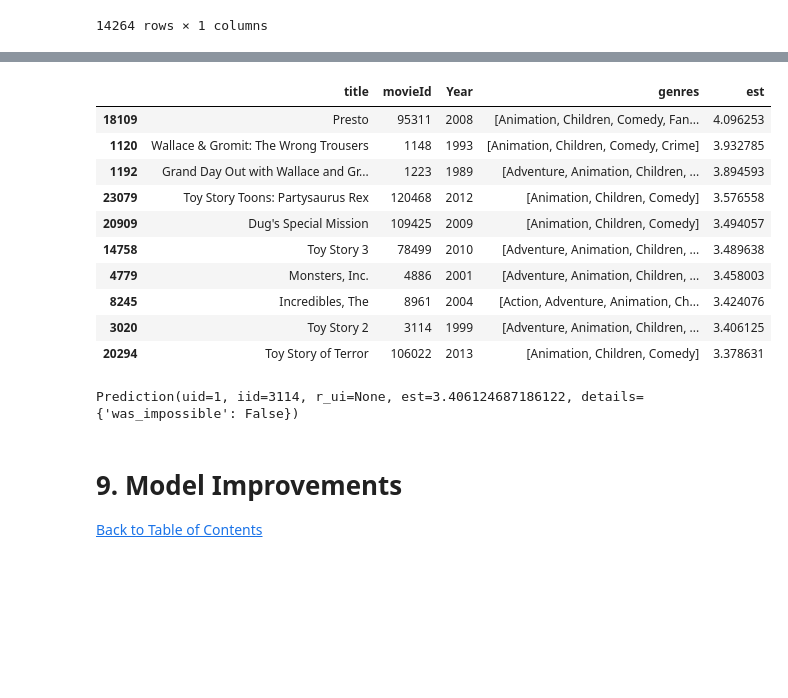
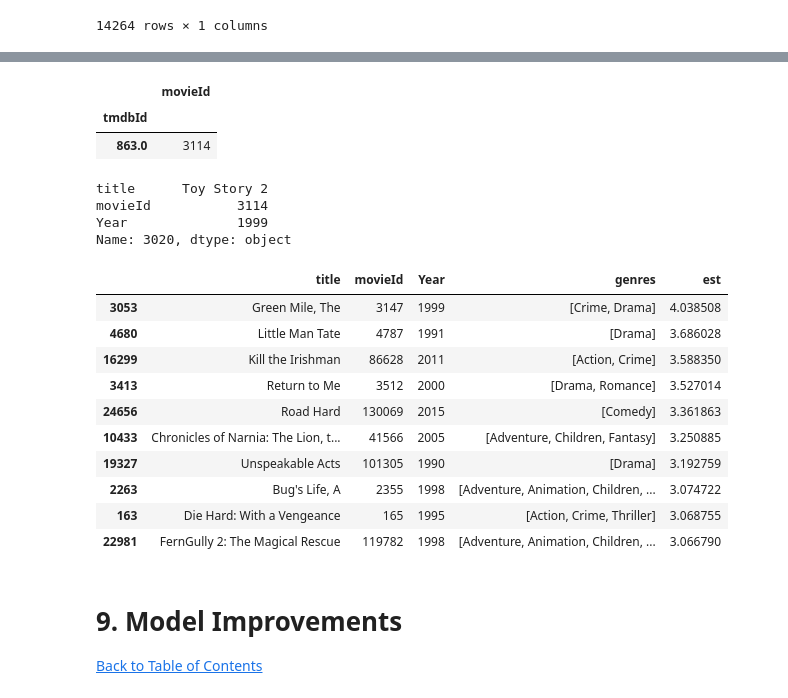
Before and after one commit to RogerA11/Streamlit-Movie-Recommendation-System, a Jupyter notebook: CBB5_Movie_Recommendation.ipynb, the cells around one changed output, grey strips where cells are left out. Cells and saved outputs as stored; diff of their text form; code cells hidden in the pictures; blank space fills up the shorter version.

```diff
--- a/CBB5_Movie_Recommendation.ipynb
+++ b/CBB5_Movie_Recommendation.ipynb
@@ -965,3 +952,16 @@ Name: 3020, dtype: object
+# %%
+df_link_hybrid_indices_map[df_link_hybrid_indices_map['movieId']==3114]
+# %% [output]
+|  | movieId |
+| tmdbId |  |
+| 863.0 | 3114 |
+# %%
+content_input_data_df.iloc[1972][['title','movieId','Year']]
+# %% [output]
+title      Toy Story 2
+movieId           3114
+Year              1999
+Name: 3020, dtype: object
 # %%
 def hybrid(userId, title):
     idx = indices[title]
@@ -985,23 +985,19 @@ def hybrid(userId, title):
     movies = movies.sort_values('est', ascending=False)
     return movies.head(10)
 # %%
-hybrid(1, 'Toy Story')
+hybrid(1, 'Jumanji')
 # %% [output]
 |  | title | movieId | Year | genres | est |
-| 18109 | Presto | 95311 | 2008 | [Animation, Children, Comedy, Fan... | 4.096253 |
-| 1120 | Wallace & Gromit: The Wrong Trousers | 1148 | 1993 | [Animation, Children, Comedy, Crime] | 3.932785 |
-| 1192 | Grand Day Out with Wallace and Gr... | 1223 | 1989 | [Adventure, Animation, Children, ... | 3.894593 |
-| 23079 | Toy Story Toons: Partysaurus Rex | 120468 | 2012 | [Animation, Children, Comedy] | 3.576558 |
-| 20909 | Dug's Special Mission | 109425 | 2009 | [Animation, Children, Comedy] | 3.494057 |
-| 14758 | Toy Story 3 | 78499 | 2010 | [Adventure, Animation, Children, ... | 3.489638 |
-| 4779 | Monsters, Inc. | 4886 | 2001 | [Adventure, Animation, Children, ... | 3.458003 |
-| 8245 | Incredibles, The | 8961 | 2004 | [Action, Adventure, Animation, Ch... | 3.424076 |
-| 3020 | Toy Story 2 | 3114 | 1999 | [Adventure, Animation, Children, ... | 3.406125 |
-| 20294 | Toy Story of Terror | 106022 | 2013 | [Animation, Children, Comedy] | 3.378631 |
+| 3053 | Green Mile, The | 3147 | 1999 | [Crime, Drama] | 4.038508 |
+| 4680 | Little Man Tate | 4787 | 1991 | [Drama] | 3.686028 |
+| 16299 | Kill the Irishman | 86628 | 2011 | [Action, Crime] | 3.588350 |
+| 3413 | Return to Me | 3512 | 2000 | [Drama, Romance] | 3.527014 |
+| 24656 | Road Hard | 130069 | 2015 | [Comedy] | 3.361863 |
+| 10433 | Chronicles of Narnia: The Lion, t... | 41566 | 2005 | [Adventure, Children, Fantasy] | 3.250885 |
+| 19327 | Unspeakable Acts | 101305 | 1990 | [Drama] | 3.192759 |
+| 2263 | Bug's Life, A | 2355 | 1998 | [Adventure, Animation, Children, ... | 3.074722 |
+| 163 | Die Hard: With a Vengeance | 165 | 1995 | [Action, Crime, Thriller] | 3.068755 |
+| 22981 | FernGully 2: The Magical Rescue | 119782 | 1998 | [Adventure, Animation, Children, ... | 3.066790 |
-# %%
-svd.predict(1, 3114)
-# %% [output]
-Prediction(uid=1, iid=3114, r_ui=None, est=3.406124687186122, details={'was_impossible': False})
 # %% [markdown]
 <a id="nine"></a>
 # 9.  Model Improvements
```
Also changed, not shown: parts of 4 cells of this notebook.
